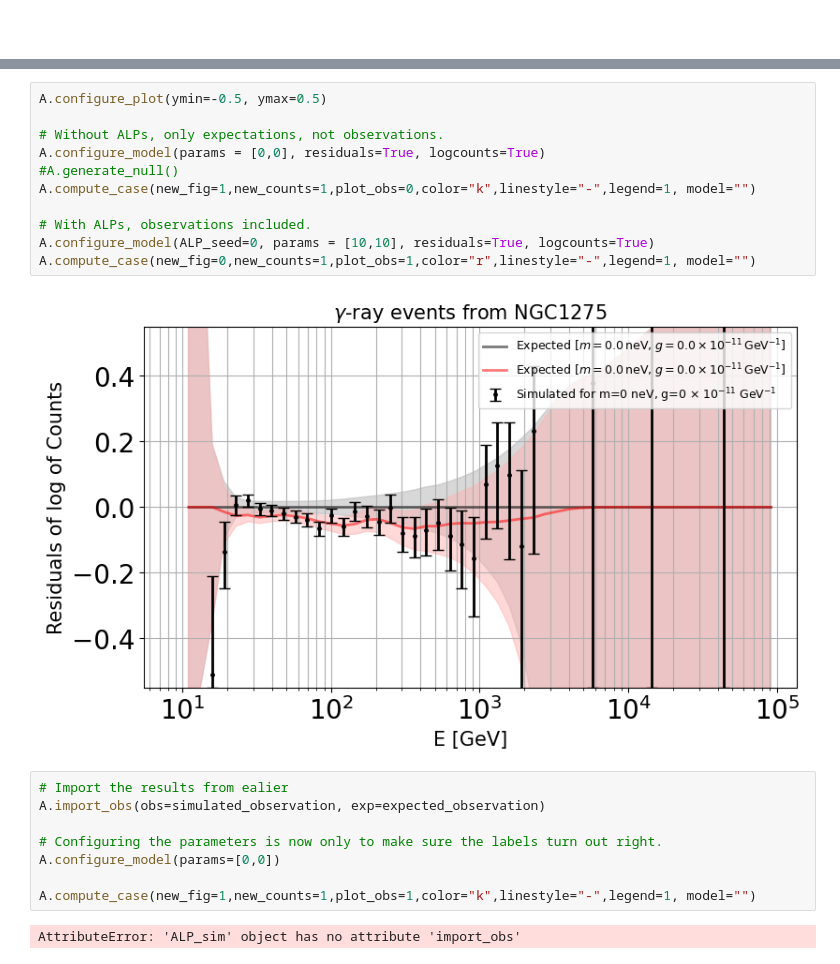
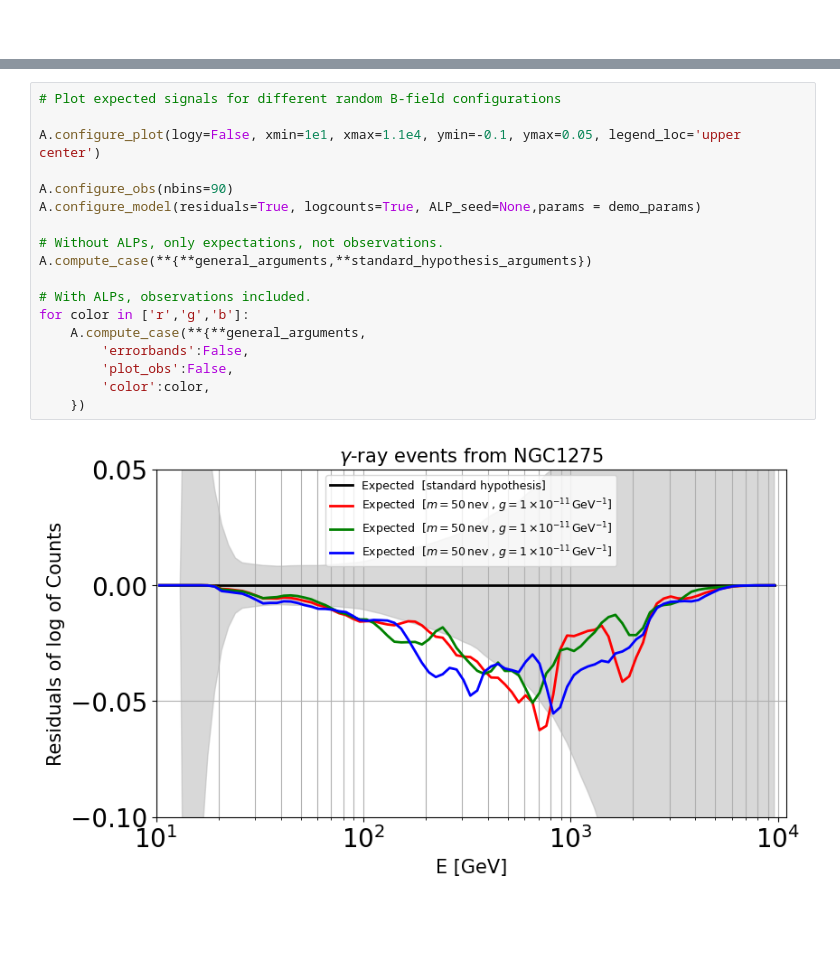
Before and after one commit to GertKl/ALPs_with_SWYFT, a Jupyter notebook: notebooks/thesis_results/spectrum_visualizations/residuals_and_logcounts.ipynb, the cells around one changed output, grey strips where cells are left out. Saved outputs shown, nothing was run; the diff lists cells and outputs as text; blank space fills up the shorter version.

```diff
--- a/notebooks/thesis_results/spectrum_visualizations/residuals_and_logcounts.ipynb
+++ b/notebooks/thesis_results/spectrum_visualizations/residuals_and_logcounts.ipynb
@@ -68,23 +189,20 @@ A.compute_case(new_fig=0,new_counts=1,plot_obs=1,color="r",linestyle="-",legend=
-# %%
-A.configure_plot(ymin=-0.5, ymax=0.5)
-
-# Without ALPs, only expectations, not observations.
-A.configure_model(params = [0,0], residuals=True, logcounts=True)
-#A.generate_null()
-A.compute_case(new_fig=1,new_counts=1,plot_obs=0,color="k",linestyle="-",legend=1, model="")
-
-# With ALPs, observations included.
-A.configure_model(ALP_seed=0, params = [10,10], residuals=True, logcounts=True)
-A.compute_case(new_fig=0,new_counts=1,plot_obs=1,color="r",linestyle="-",legend=1, model="")
-# %% [output]
-[figure, removed]
-# %%
-# Import the results from ealier
-A.import_obs(obs=simulated_observation, exp=expected_observation)
-
-# Configuring the parameters is now only to make sure the labels turn out right.
-A.configure_model(params=[0,0])
-
-A.compute_case(new_fig=1,new_counts=1,plot_obs=1,color="k",linestyle="-",legend=1, model="")
-# %% [output]
-AttributeError: 'ALP_sim' object has no attribute 'import_obs'
+# %%
+# Plot expected signals for different random B-field configurations
+
+A.configure_plot(logy=False, xmin=1e1, xmax=1.1e4, ymin=-0.1, ymax=0.05, legend_loc='upper center')
+
+A.configure_obs(nbins=90)
+A.configure_model(residuals=True, logcounts=True, ALP_seed=None,params = demo_params)
+
+# Without ALPs, only expectations, not observations.
+A.compute_case(**{**general_arguments,**standard_hypothesis_arguments})
+
+# With ALPs, observations included.
+for color in ['r','g','b']:
+    A.compute_case(**{**general_arguments,
+        'errorbands':False,
+        'plot_obs':False,
+        'color':color,
+    })
+# %% [output]
+[figure, added]
```
Also changed, not shown: parts of 19 cells of this notebook, 2 other files.
